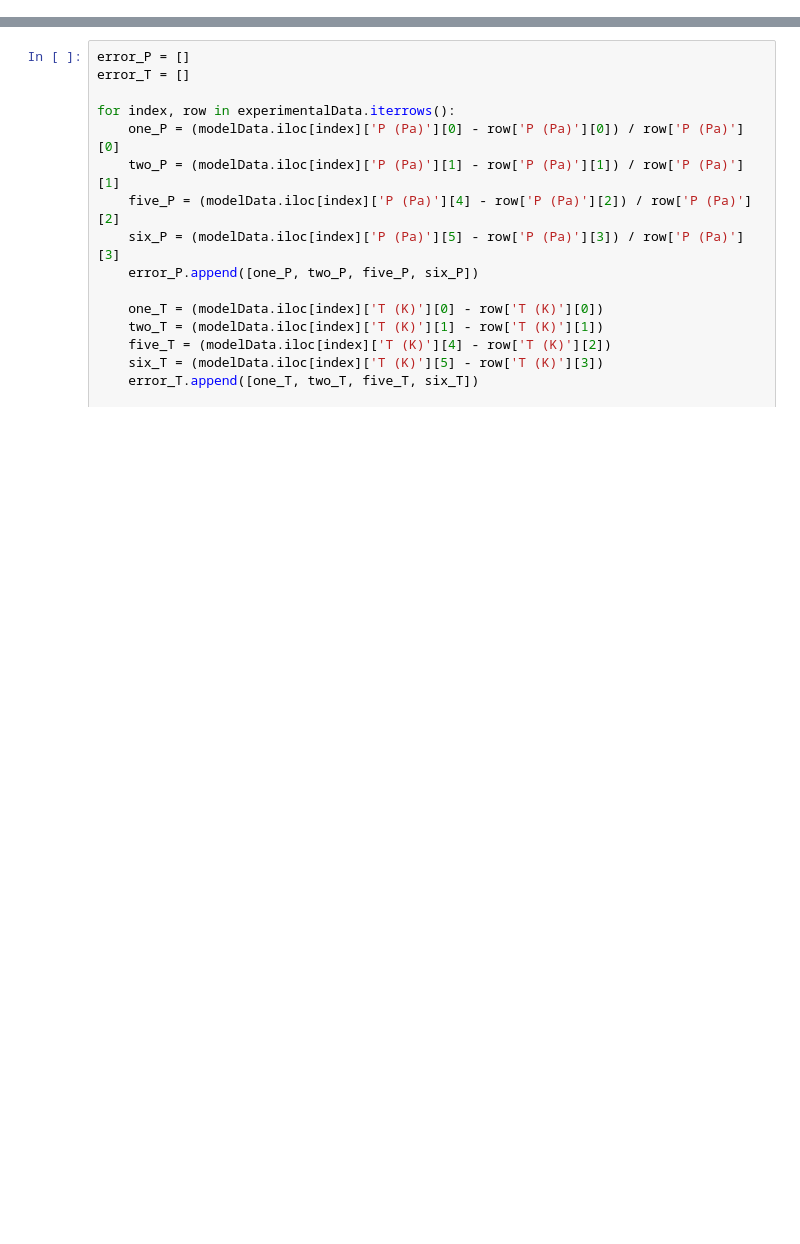
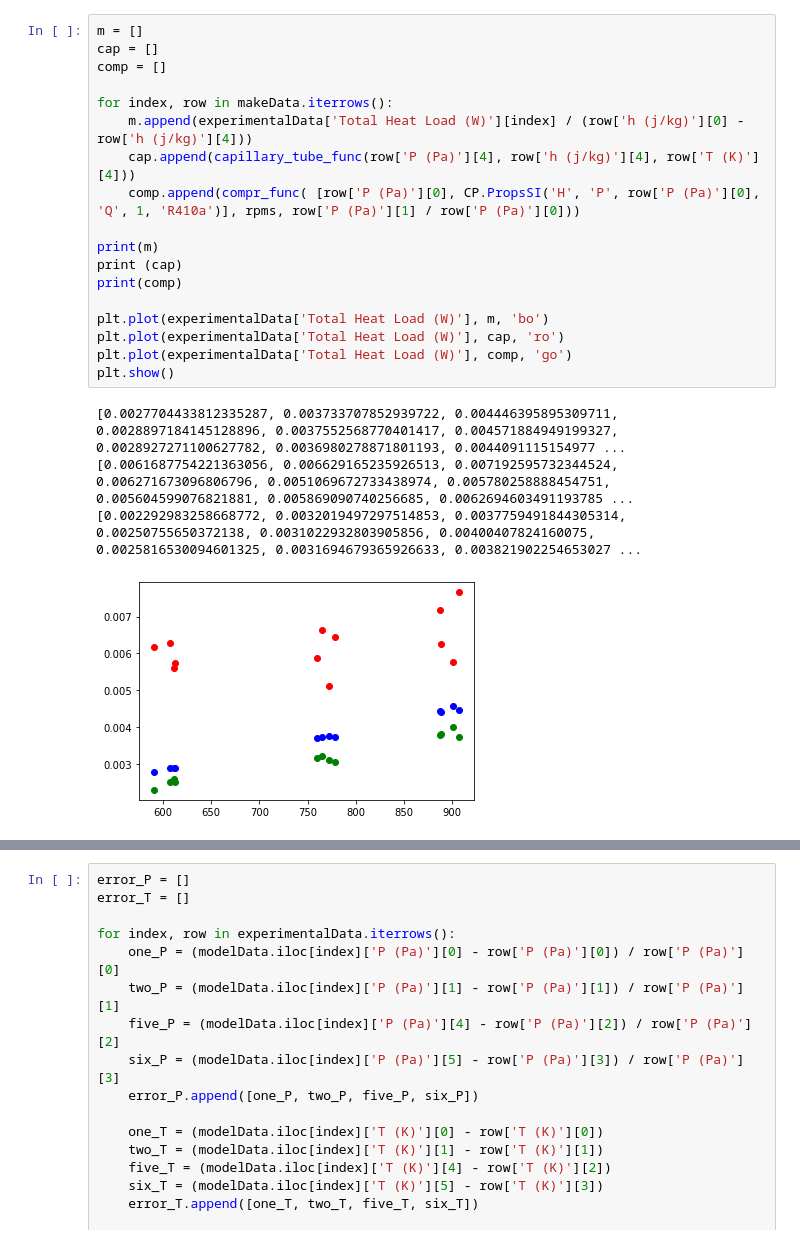
Before and after one commit to ChaseKlewicki/VCRC, a Jupyter notebook: Test.ipynb, the cells around one changed output, grey strips where cells are left out. Saved outputs shown, nothing was run; the diff lists cells and outputs as text; blank space fills up the shorter version.

```diff
--- a/Test.ipynb
+++ b/Test.ipynb
@@ -1199,4 +1696,27 @@ makeData = makeData.reset_index()
 ... (12 outputs left out)
+# %%
+m = []
+cap = []
+comp = []
+
+for index, row in makeData.iterrows():
+    m.append(experimentalData['Total Heat Load (W)'][index] / (row['h (j/kg)'][0] - row['h (j/kg)'][4]))
+    cap.append(capillary_tube_func(row['P (Pa)'][4], row['h (j/kg)'][4], row['T (K)'][4]))
+    comp.append(compr_func( [row['P (Pa)'][0], CP.PropsSI('H', 'P', row['P (Pa)'][0], 'Q', 1, 'R410a')], rpms, row['P (Pa)'][1] / row['P (Pa)'][0]))
+
+print(m)
+print (cap)
+print(comp)
+
+plt.plot(experimentalData['Total Heat Load (W)'], m, 'bo')
+plt.plot(experimentalData['Total Heat Load (W)'], cap, 'ro')
+plt.plot(experimentalData['Total Heat Load (W)'], comp, 'go')
+plt.show()
+# %% [output]
+[0.0027704433812335287, 0.003733707852939722, 0.004446395895309711, 0.0028897184145128896, 0.0037552568770401417, 0.004571884949199327, 0.0028927271100627782, 0.0036980278871801193, 0.0044091115154977 ...
+[0.0061687754221363056, 0.006629165235926513, 0.007192595732344524, 0.006271673096806796, 0.0051069672733438974, 0.005780258888454751, 0.005604599076821881, 0.005869090740256685, 0.0062694603491193785 ...
+[0.002292983258668772, 0.0032019497297514853, 0.0037759491844305314, 0.00250755650372138, 0.0031022932803905856, 0.00400407824160075, 0.0025816530094601325, 0.0031694679365926633, 0.003821902254653027 ...
+[figure, added]
 # %%
 modelData = pd.DataFrame()
 error_P = []
```
Also changed, not shown: parts of 19 cells of this notebook, 4 other files.
